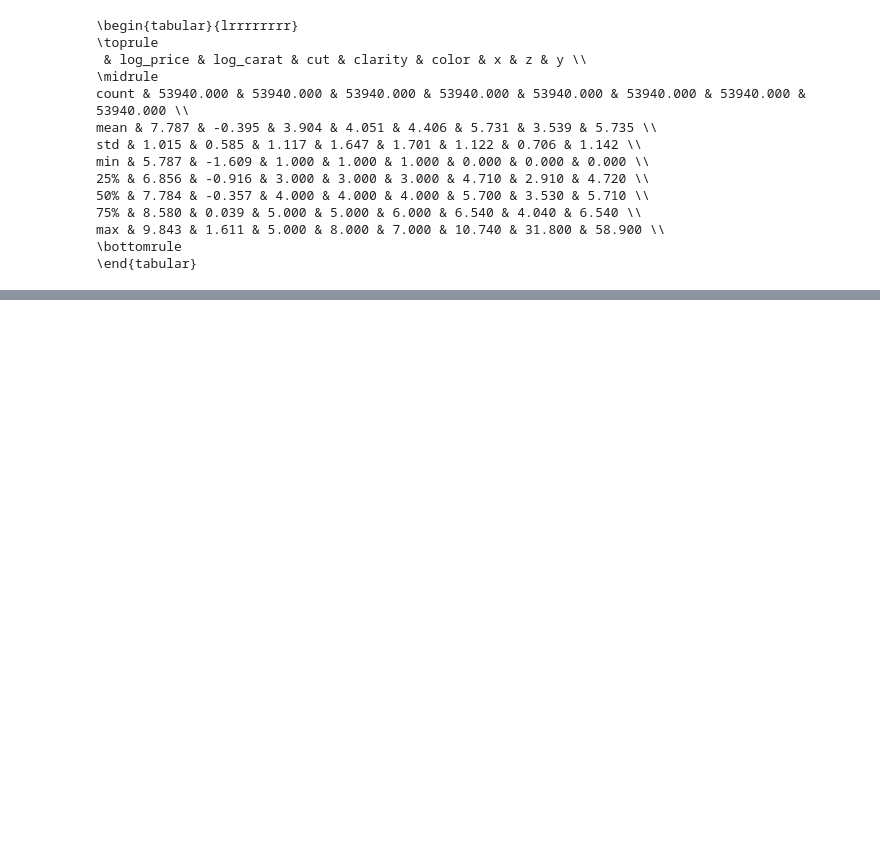
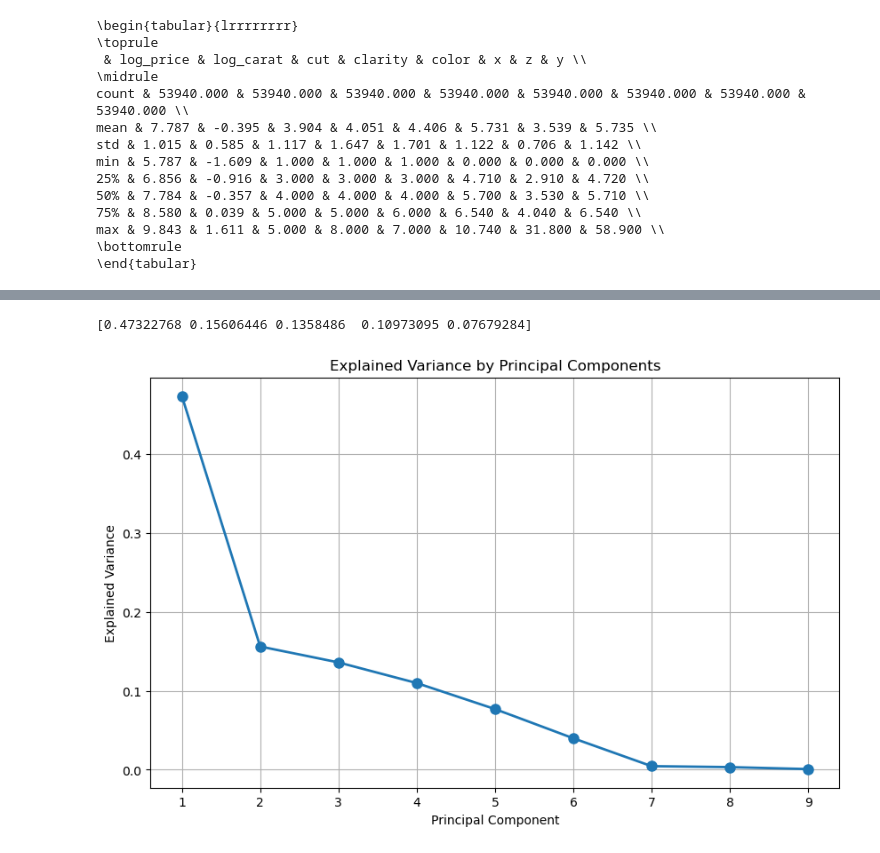
Before and after one commit to Mioupytjh/ML-and-DM, a Jupyter notebook: data_analysis.ipynb, the cells around one changed output, grey strips where cells are left out. Cells and saved outputs as stored; diff of their text form; code cells hidden in the pictures; blank space fills up the shorter version.

```diff
--- a/data_analysis.ipynb
+++ b/data_analysis.ipynb
@@ -182,3 +185,35 @@ df[['cut', 'clarity', 'color', 'log_price', 'log_carat' ,'x','z', 'y']].describe
 | 50% | 4.000000 | 4.000000 | 4.000000 | 7.783641 | -0.356675 | 5.700000 | 3.530000 | 5.710000 |
 | 75% | 5.000000 | 5.000000 | 6.000000 | 8.580027 | 0.039221 | 6.540000 | 4.040000 | 6.540000 |
 | max | 5.000000 | 8.000000 | 7.000000 | 9.842835 | 1.611436 | 10.740000 | 31.800000 | 58.900000 |
+# %%
+from scipy.linalg import svd
+
+df_norm = (df - df.mean()) / df.std(ddof=1)
+
+
+Y = df_norm.drop(['price', 'log_price', 'carat'], axis=1).values
+
+N, M = Y.shape
+
+
+
+U, S, Vh = svd(Y, full_matrices=False)
+V = Vh.T
+
+Z = Y @ V
+
+# Compute variance explained by principal components
+rho = (S * S) / (S * S).sum()
+print(rho[0:5])
+# %% [output]
+[0.47322768 0.15606446 0.1358486  0.10973095 0.07679284]
+# %%
+plt.figure(figsize=(10, 6))
+plt.plot(range(1, len(rho) + 1), rho, 'o-', linewidth=2, markersize=8)
+plt.title('Explained Variance by Principal Components')
+plt.xlabel('Principal Component')
+plt.ylabel('Explained Variance')
+plt.grid(True)
+plt.show()
+# %% [output]
+[figure, added]
```
Also changed, not shown: parts of 4 cells of this notebook, 7 other files.
